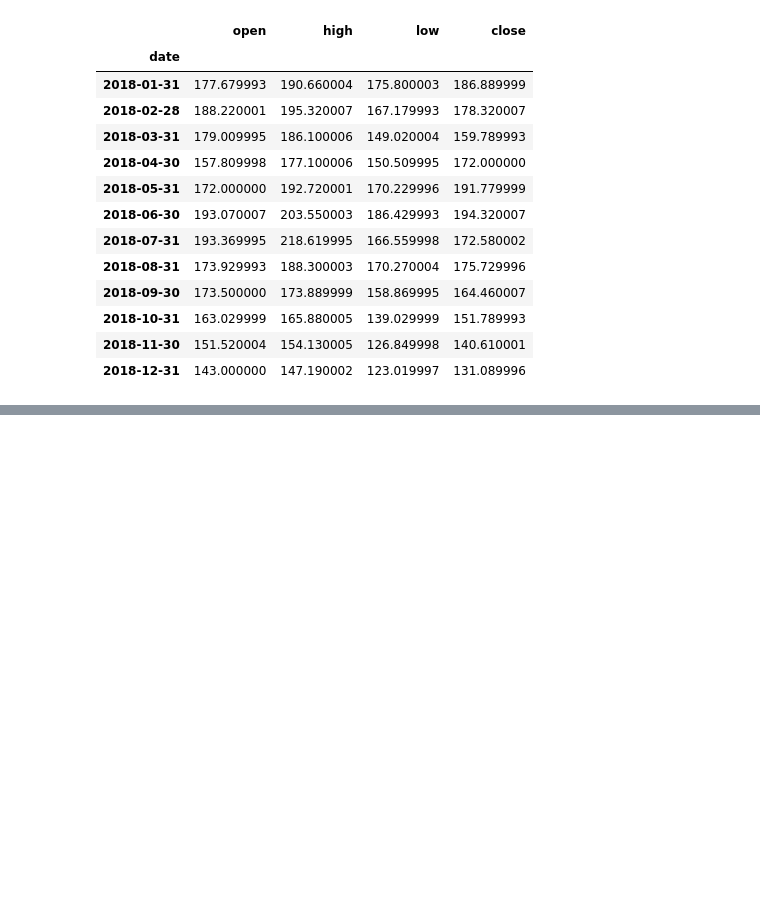
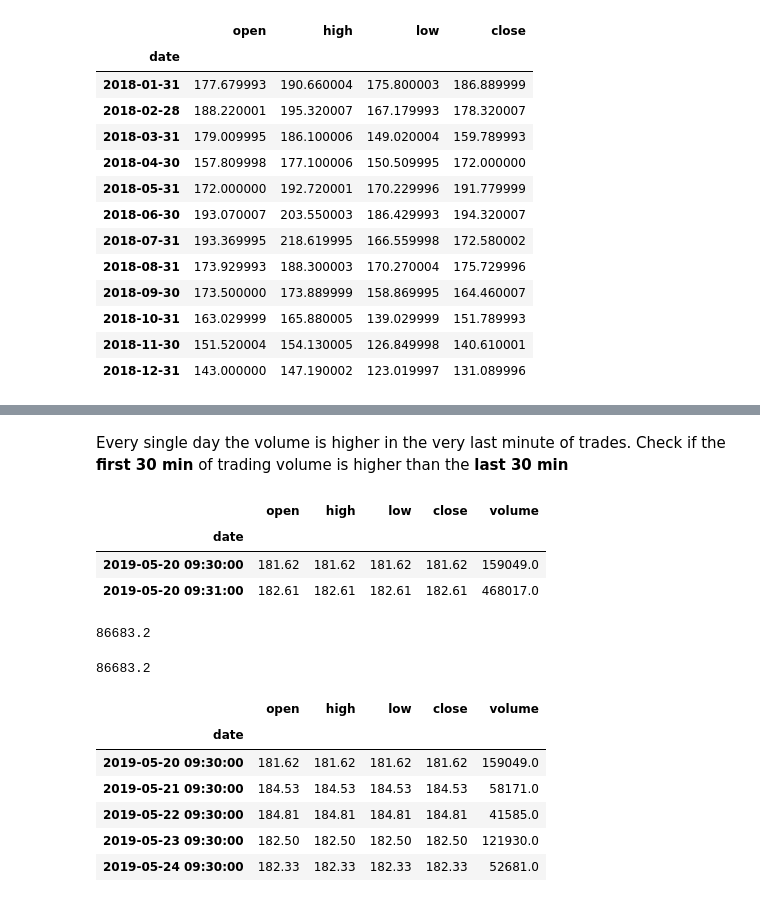
Before and after one commit to nadia-paz/ds-learning, a Jupyter notebook: data_analysis_pandas/08_time_series.ipynb, the cells around one changed output, grey strips where cells are left out. Saved outputs shown, nothing was run; the diff lists cells and outputs as text; code cells hidden in the pictures; blank space fills up the shorter version.

```diff
--- a/data_analysis_pandas/08_time_series.ipynb
+++ b/data_analysis_pandas/08_time_series.ipynb
@@ -102,0 +173,38 @@ Example:
+# %% [markdown]
+Every single day the volume is higher in the very last minute of trades. Check if the __first 30 min__ of trading volume is higher than the __last 30 min__
+# %%
+fb_per_minute.head(2)
+# %% [output]
+|  | open | high | low | close | volume |
+| date |  |  |  |  |  |
+| 2019-05-20 09:30:00 | 181.62 | 181.62 | 181.62 | 181.62 | 159049.0 |
+| 2019-05-20 09:31:00 | 182.61 | 182.61 | 182.61 | 182.61 | 468017.0 |
+# %%
+first_30_min = fb_per_minute.between_time('09:00', '09:30').groupby(
+    pd.Grouper(freq='1D')
+    ).filter(
+        lambda x: (x.volume > 0).all()
+    ).volume.mean()
+first_30_min
+# %% [output]
+86683.2
+# %%
+# same result
+fb_per_minute.between_time('09:00', '09:30').groupby(
+    pd.Grouper(freq='1D')).volume.mean().mean()
+# %% [output]
+86683.2
+# %%
+fb_per_minute.between_time('09:00', '09:30').groupby(
+    pd.Grouper(freq='1D')
+    ).filter(
+        lambda x: (x.volume > 0).all()
+    )
+# %% [output]
+|  | open | high | low | close | volume |
+| date |  |  |  |  |  |
+| 2019-05-20 09:30:00 | 181.62 | 181.62 | 181.62 | 181.62 | 159049.0 |
+| 2019-05-21 09:30:00 | 184.53 | 184.53 | 184.53 | 184.53 | 58171.0 |
+| 2019-05-22 09:30:00 | 184.81 | 184.81 | 184.81 | 184.81 | 41585.0 |
+| 2019-05-23 09:30:00 | 182.50 | 182.50 | 182.50 | 182.50 | 121930.0 |
+| 2019-05-24 09:30:00 | 182.33 | 182.33 | 182.33 | 182.33 | 52681.0 |
```
Also changed, not shown: parts of 12 cells of this notebook.
